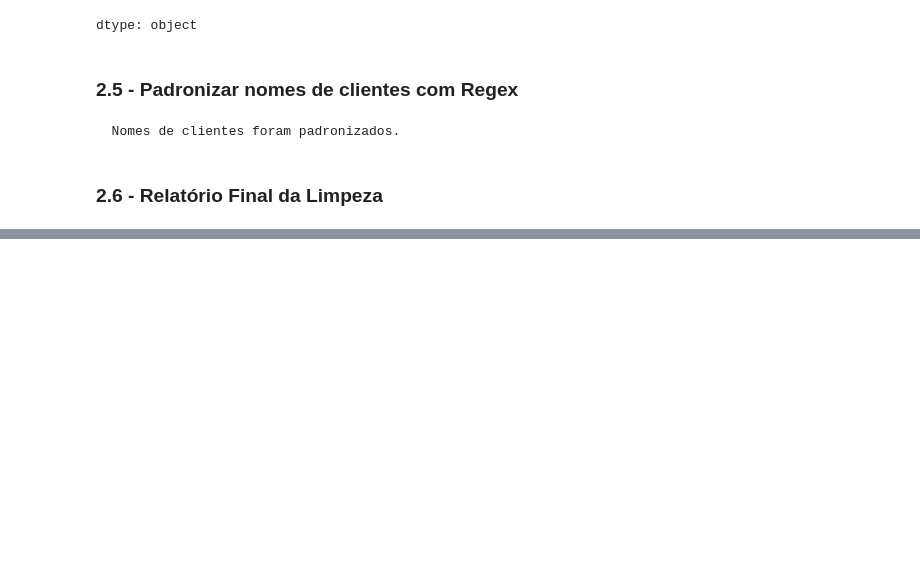
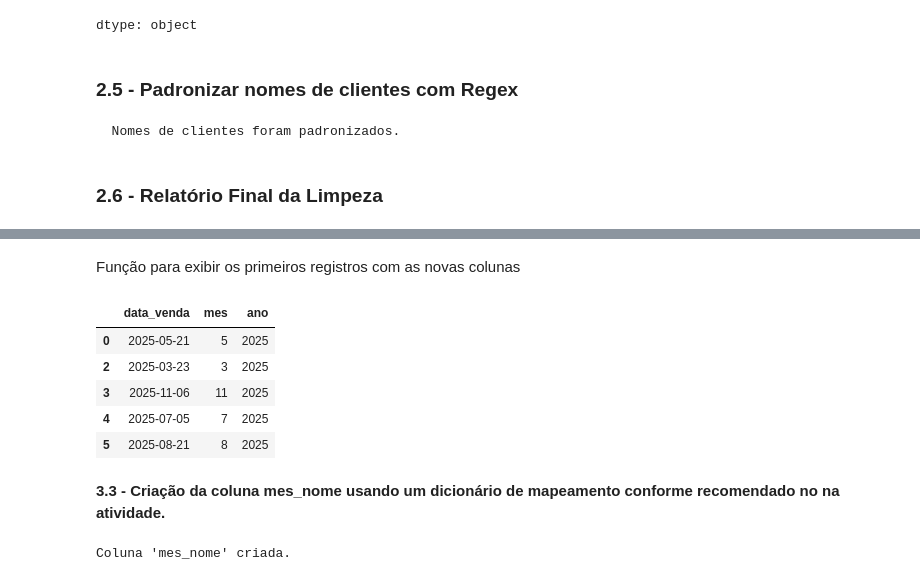
Before and after one commit to nemseibr/SCTEC2026.SALESINSIGHT.PY, a Jupyter notebook: SCTEC2026.SALESINSIGHT/PROJETO_SALESINSIGHT/salesinsight.ipynb, the cells around one changed output, grey strips where cells are left out. Drawn from its saved outputs; the diff is of its cells as text; code cells hidden in the pictures; blank space fills up the shorter version.

```diff
--- a/SCTEC2026.SALESINSIGHT/PROJETO_SALESINSIGHT/salesinsight.ipynb
+++ b/SCTEC2026.SALESINSIGHT/PROJETO_SALESINSIGHT/salesinsight.ipynb
@@ -319,0 +362,23 @@ Primeiros 5 registros do DataFrame limpo:
+# %% [markdown]
+Função para exibir os primeiros registros com as novas colunas
+# %%
+display(df_limpo[['data_venda', 'mes', 'ano']].head())
+# %% [output]
+|  | data_venda | mes | ano |
+| 0 | 2025-05-21 | 5 | 2025 |
+| 2 | 2025-03-23 | 3 | 2025 |
+| 3 | 2025-11-06 | 11 | 2025 |
+| 4 | 2025-07-05 | 7 | 2025 |
+| 5 | 2025-08-21 | 8 | 2025 |
+# %% [markdown]
+**3.3 - Criação da coluna mes_nome usando um dicionário de mapeamento conforme recomendado no na atividade.**
+# %%
+mes_map = {
+    1: "Janeiro", 2: "Fevereiro", 3: "Março", 4: "Abril",
+    5: "Maio", 6: "Junho", 7: "Julho", 8: "Agosto",
+    9: "Setembro", 10: "Outubro", 11: "Novembro", 12: "Dezembro"
+}
+df_limpo['mes_nome'] = df_limpo['mes'].map(mes_map)
+print("Coluna 'mes_nome' criada.")
+# %% [output]
+Coluna 'mes_nome' criada.
```
Also changed, not shown: parts of 25 cells of this notebook.
